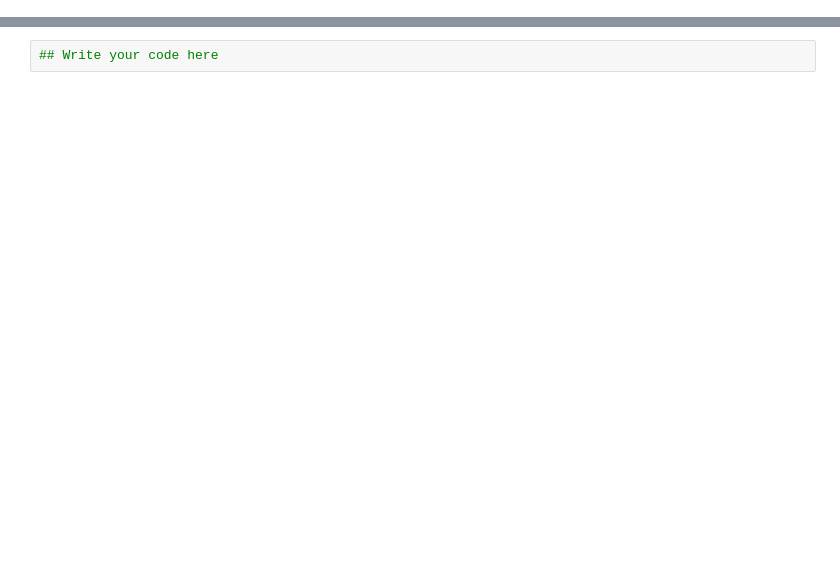
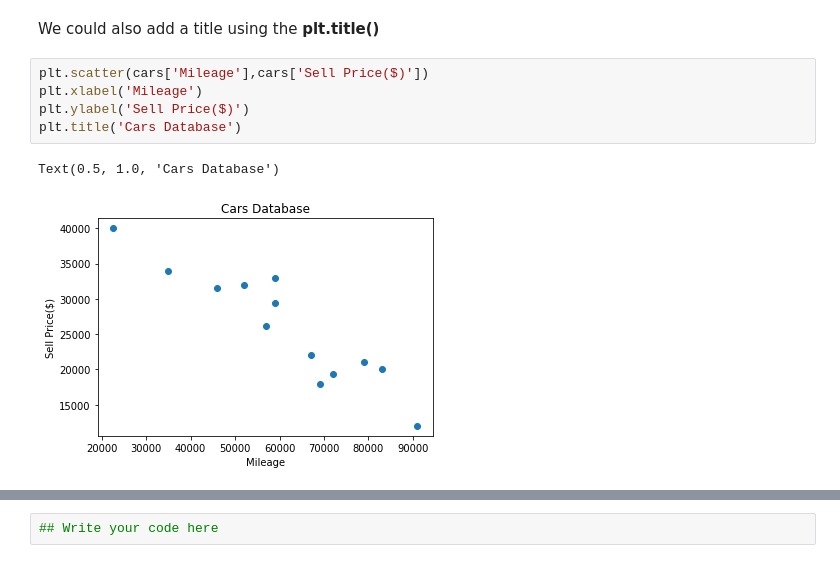
Before and after one commit to mkjubran/IntroToPython-NonIT, a Jupyter notebook: MatplotlibinPython.ipynb, the cells around one changed output, grey strips where cells are left out. Drawn from its saved outputs; the diff is of its cells as text; blank space fills up the shorter version.

```diff
--- a/MatplotlibinPython.ipynb
+++ b/MatplotlibinPython.ipynb
@@ -45,0 +69,10 @@ This is the Pandas DataFrame
+# %% [markdown]
+We could also add a title using the **plt.title()**
+# %%
+plt.scatter(cars['Mileage'],cars['Sell Price($)'])
+plt.xlabel('Mileage')
+plt.ylabel('Sell Price($)')
+plt.title('Cars Database')
+# %% [output]
+Text(0.5, 1.0, 'Cars Database')
+[figure, added]
```
Also changed, not shown: parts of 51 cells of this notebook.
